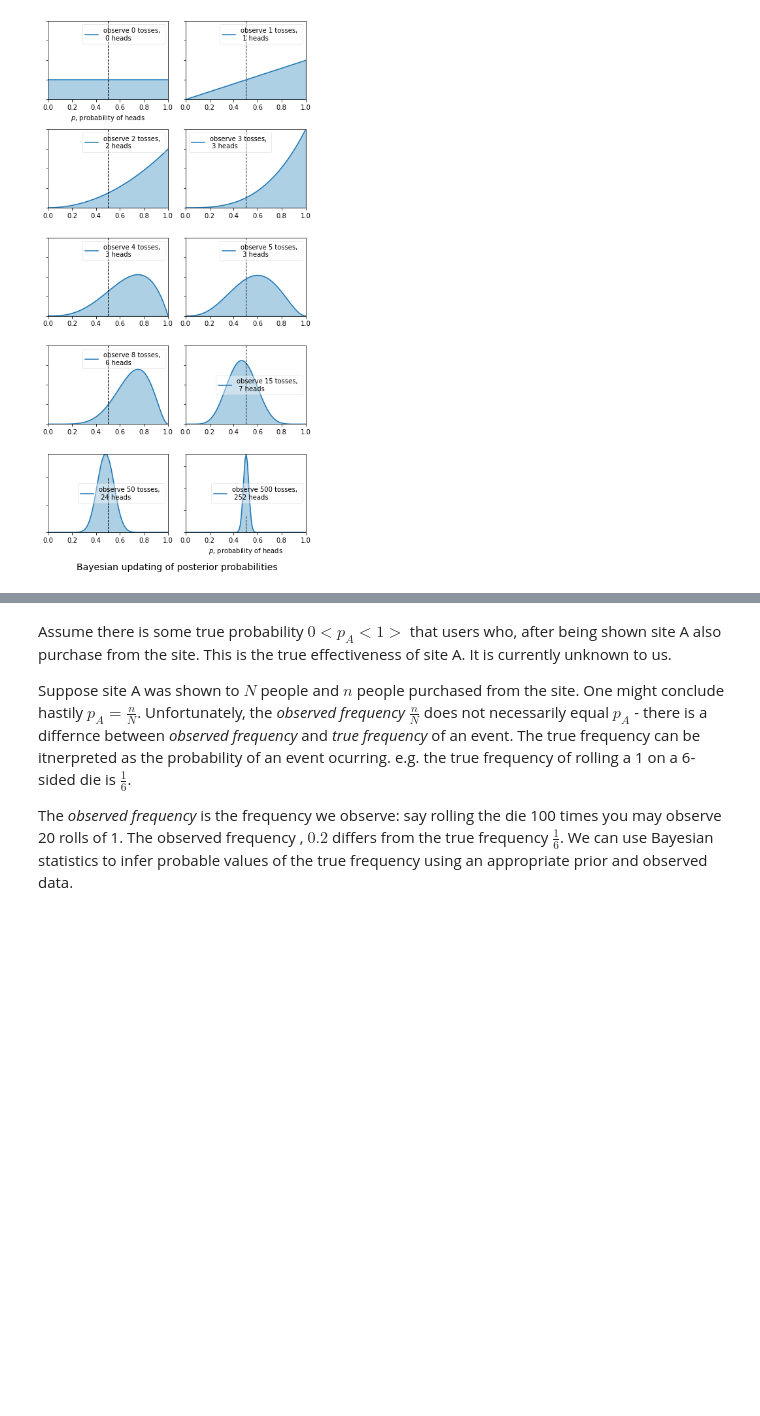
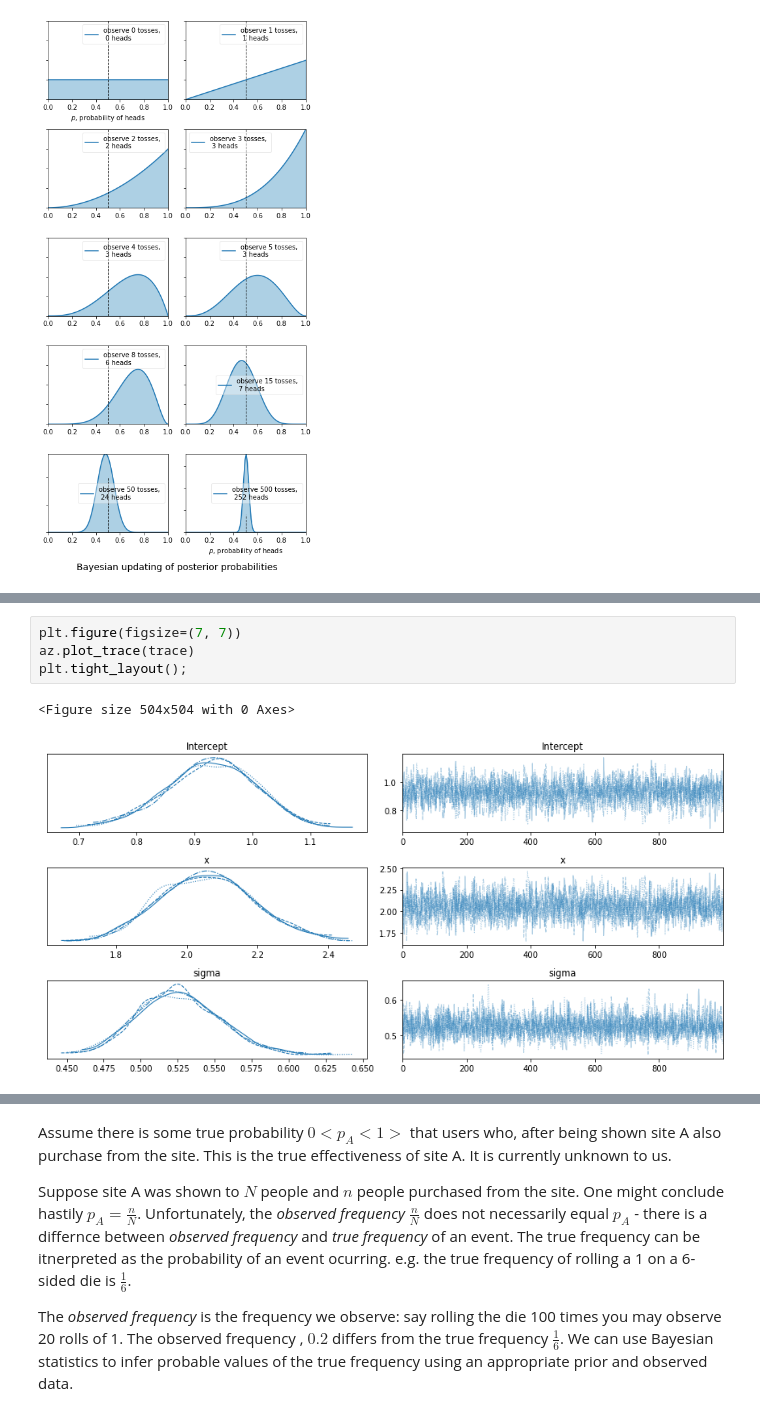
Before and after one commit to A-Lohse/Computational-Social-Science-Journal-Club, a Jupyter notebook: 05-12-2022-Baysian-Statistics/intro-to-bayesian-statistics.ipynb, the cells around one changed output, grey strips where cells are left out. Cells and saved outputs as stored; diff of their text form; blank space fills up the shorter version.

```diff
--- a/05-12-2022-Baysian-Statistics/intro-to-bayesian-statistics.ipynb
+++ b/05-12-2022-Baysian-Statistics/intro-to-bayesian-statistics.ipynb
@@ -58,0 +106,7 @@ for k, N in enumerate(n_trials):
+# %%
+plt.figure(figsize=(7, 7))
+az.plot_trace(trace)
+plt.tight_layout();
+# %% [output]
+<Figure size 504x504 with 0 Axes>
+[figure, added]
```
Also changed, not shown: parts of 70 cells of this notebook.
